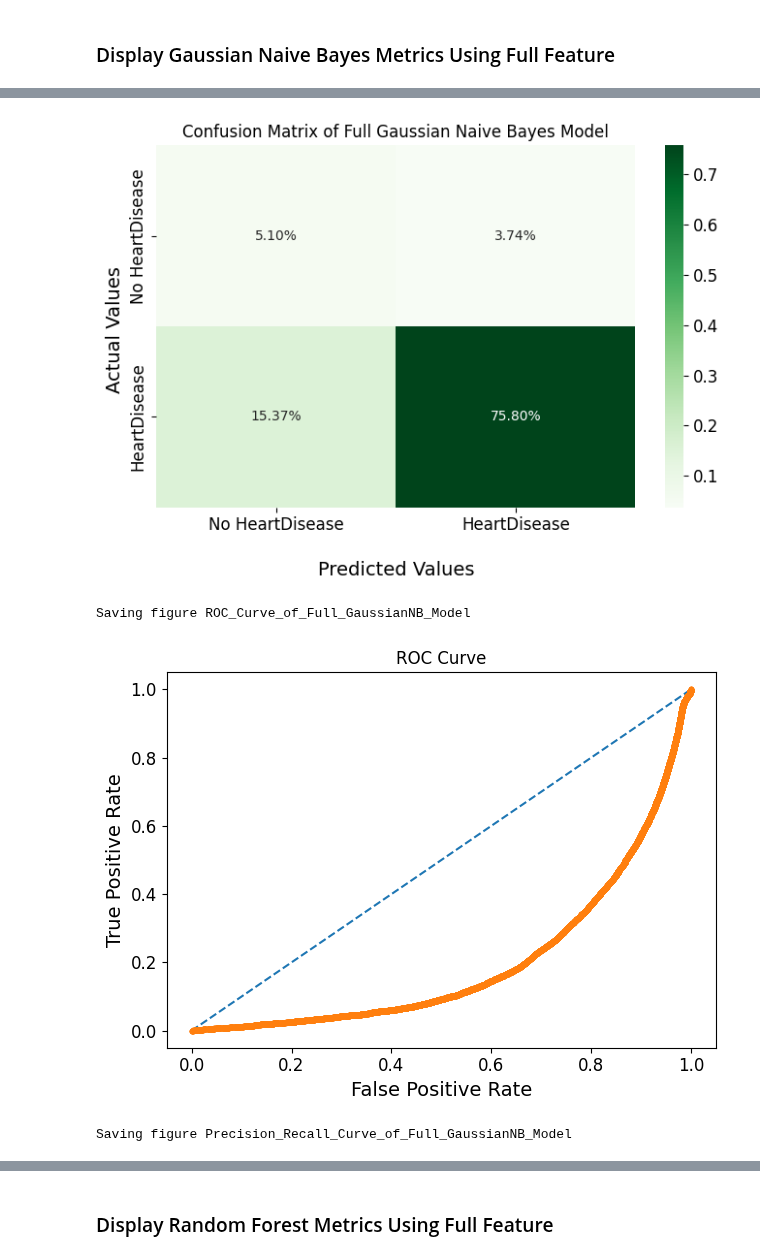
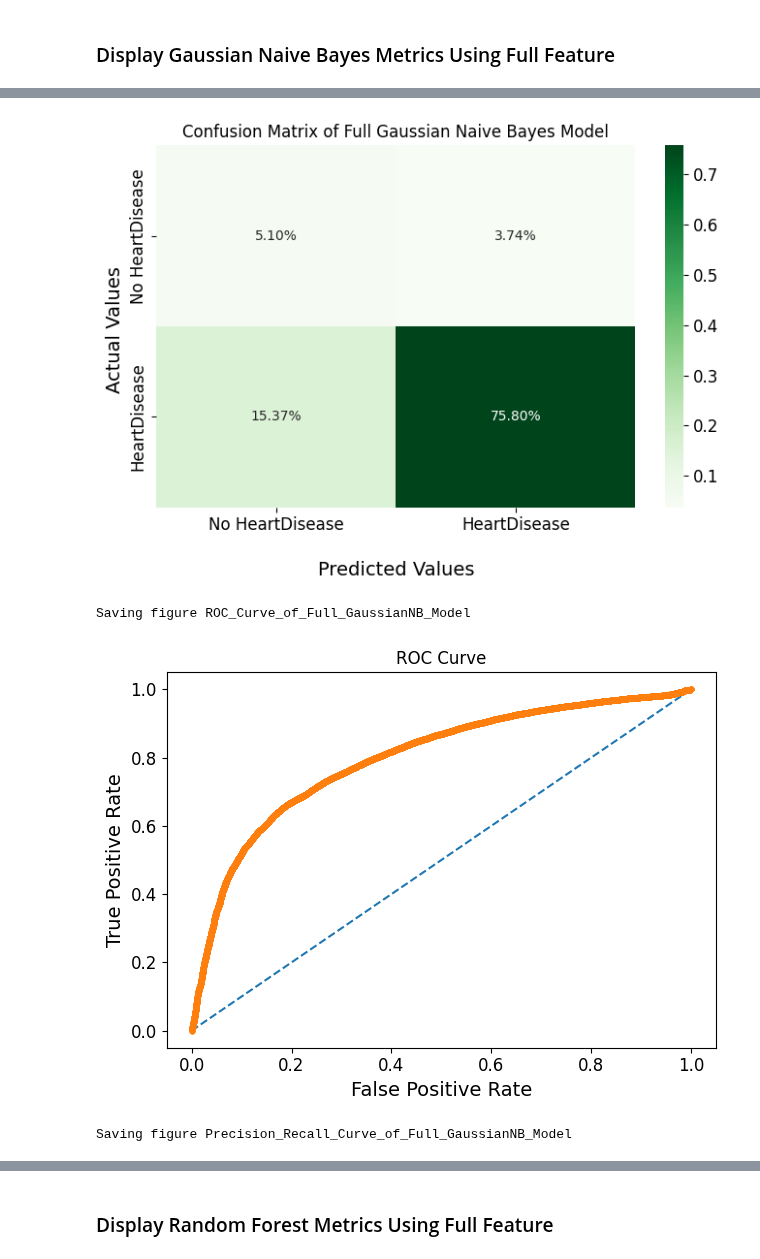
Before and after one commit to Suhyrhasan/Risk-Prediction-For-Heart-Disease, a Jupyter notebook: ModelEvaluation.ipynb, the cells around one changed output, grey strips where cells are left out. Drawn from its saved outputs; the diff is of its cells as text; code cells hidden in the pictures.

```diff
--- a/ModelEvaluation.ipynb
+++ b/ModelEvaluation.ipynb
@@ -144,7 +144,7 @@ def evaluate_FullDecisionTree():
 
     # calculate roc curve
     fpr, tpr, thresholds = roc_curve(y_test, probs,
-                                    pos_label=1)
+                                    pos_label=2)
 
     #print True and False Positive Rates
     print("False Positive Rate", fpr, "True Postitive Rate", tpr)
@@ -175,7 +175,7 @@ def evaluate_FullDecisionTree():
     plt.show()
 
     # Plot Precision Recall Display
-    prec, recall, _ = precision_recall_curve(y_test, probs, pos_label=1)
+    prec, recall, _ = precision_recall_curve(y_test, probs, pos_label=2)
     pr_display = PrecisionRecallDisplay(precision=prec, recall=recall).plot()
     # labels
     plt.xlabel('Recall')
@@ -425,7 +438,7 @@ def evaluate_FullGaussianNB():
 
     # calculate roc curve
     fpr, tpr, thresholds = roc_curve(y_test, probs,
-                                    pos_label=1)
+                                    pos_label=2)
 
     #print a couple of the True and False Positive Rates results
     print("False Positive Rate", fpr, "True Postitive Rate", tpr)
@@ -456,7 +469,7 @@ def evaluate_FullGaussianNB():
     plt.show()
 
     # Plot Precision Recall Display
-    prec, recall, _ = precision_recall_curve(y_test, probs, pos_label=1)
+    prec, recall, _ = precision_recall_curve(y_test, probs, pos_label=2)
     pr_display = PrecisionRecallDisplay(precision=prec, recall=recall).plot()
     # labels
     plt.xlabel('Recall')
@@ -489,5 +502,5 @@ False Positive Rate [0.00000000e+00 2.07630418e-05 2.59538022e-04 ... 9.99854659
 Saving figure Confusion_Matrix_of_Full_GaussianNB_Model
 [figure]
 Saving figure ROC_Curve_of_Full_GaussianNB_Model
-[figure, old version]
+[figure, new version]
 Saving figure Precision_Recall_Curve_of_Full_GaussianNB_Model
```
Also changed, not shown: parts of 13 cells of this notebook, 33 other files.
